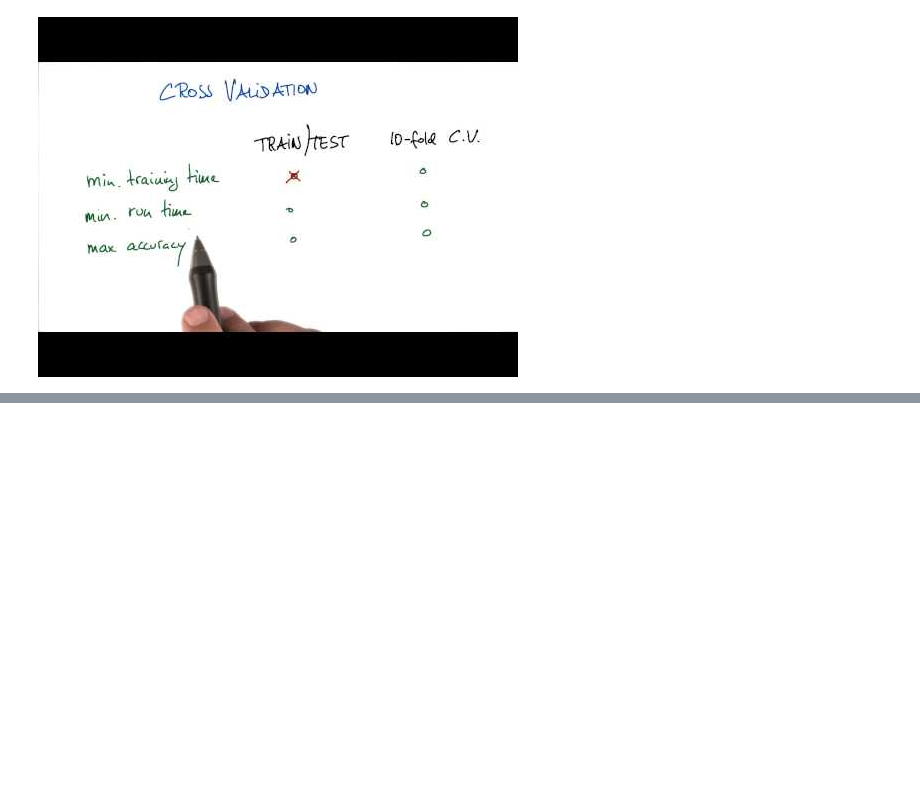
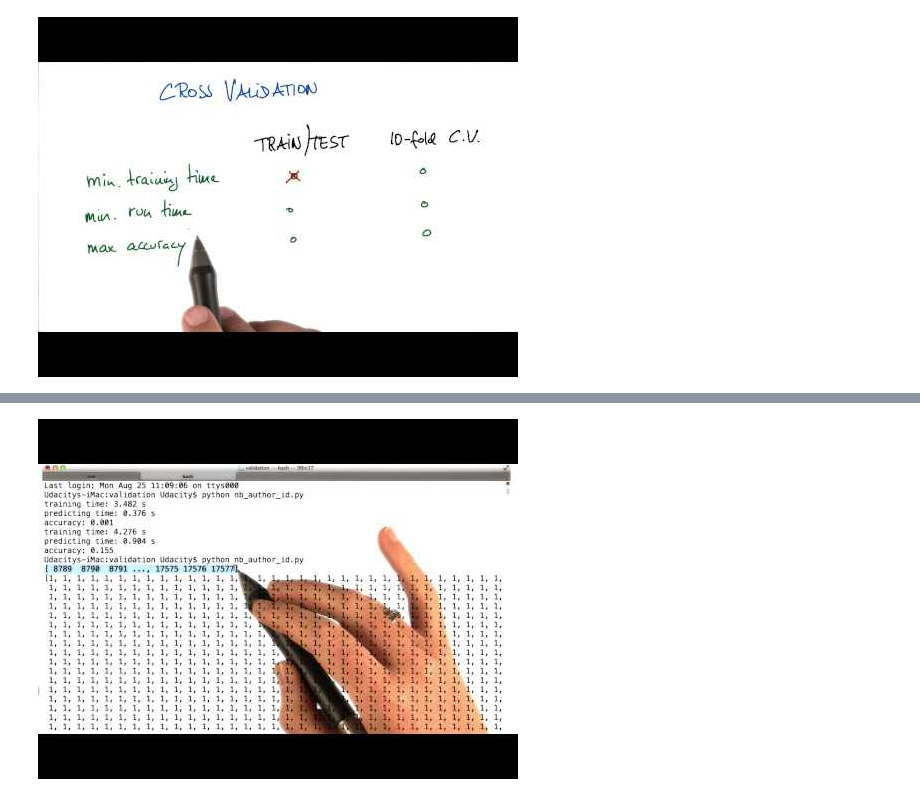
Before and after one commit to abc38289/Intro-to-Machine-Learning, a Jupyter notebook: 13-Validation/Validation.ipynb, the cells around one changed output, grey strips where cells are left out. Saved outputs shown, nothing was run; the diff lists cells and outputs as text; code cells hidden in the pictures; blank space fills up the shorter version.

```diff
--- a/13-Validation/Validation.ipynb
+++ b/13-Validation/Validation.ipynb
@@ -124,0 +144,5 @@ YouTubeVideo(strip_url('https://youtu.be/ADNFKiAjmWA'))
+# %%
+from IPython.display import YouTubeVideo
+YouTubeVideo(strip_url('https://youtu.be/COVRSk0GDEE'))
+# %% [output]
+[figure, added]
```
Also changed, not shown: parts of 14 cells of this notebook, 1 other file.
